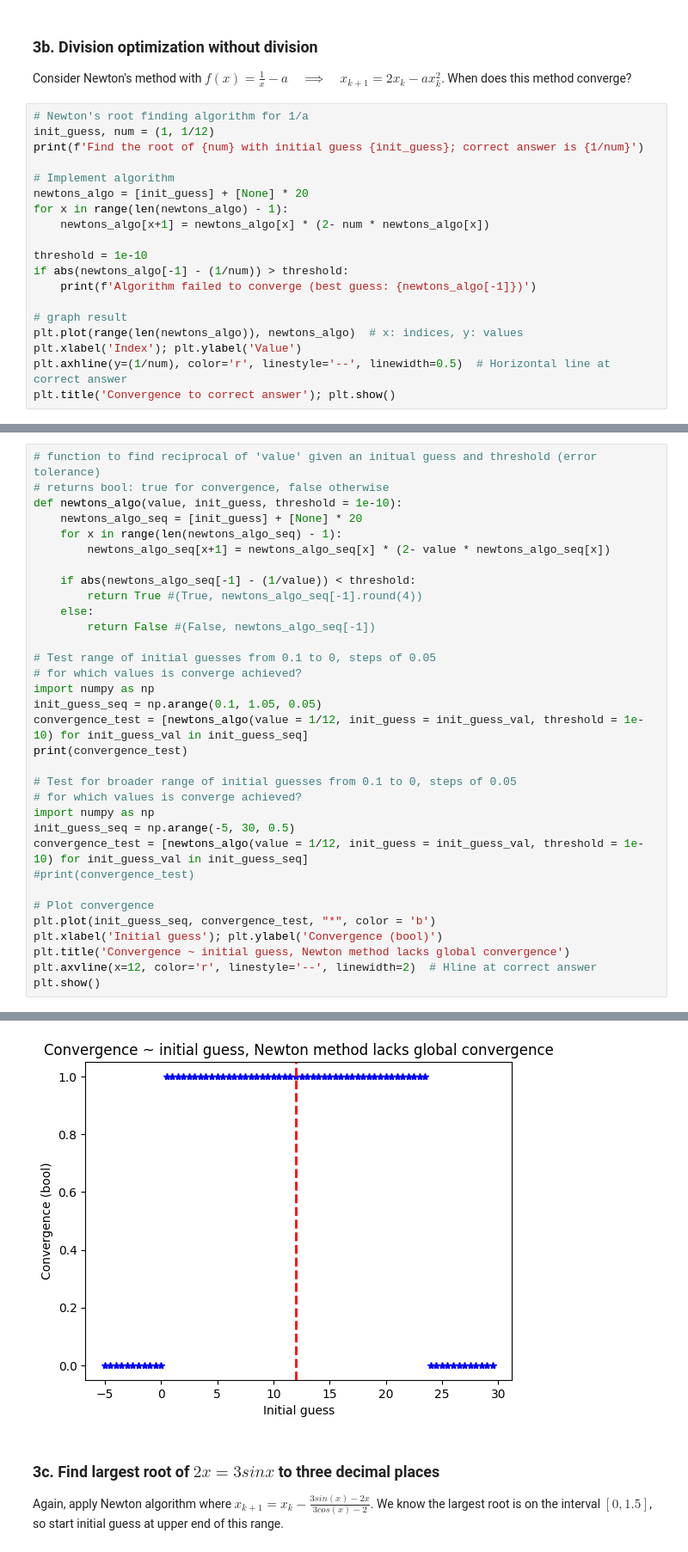
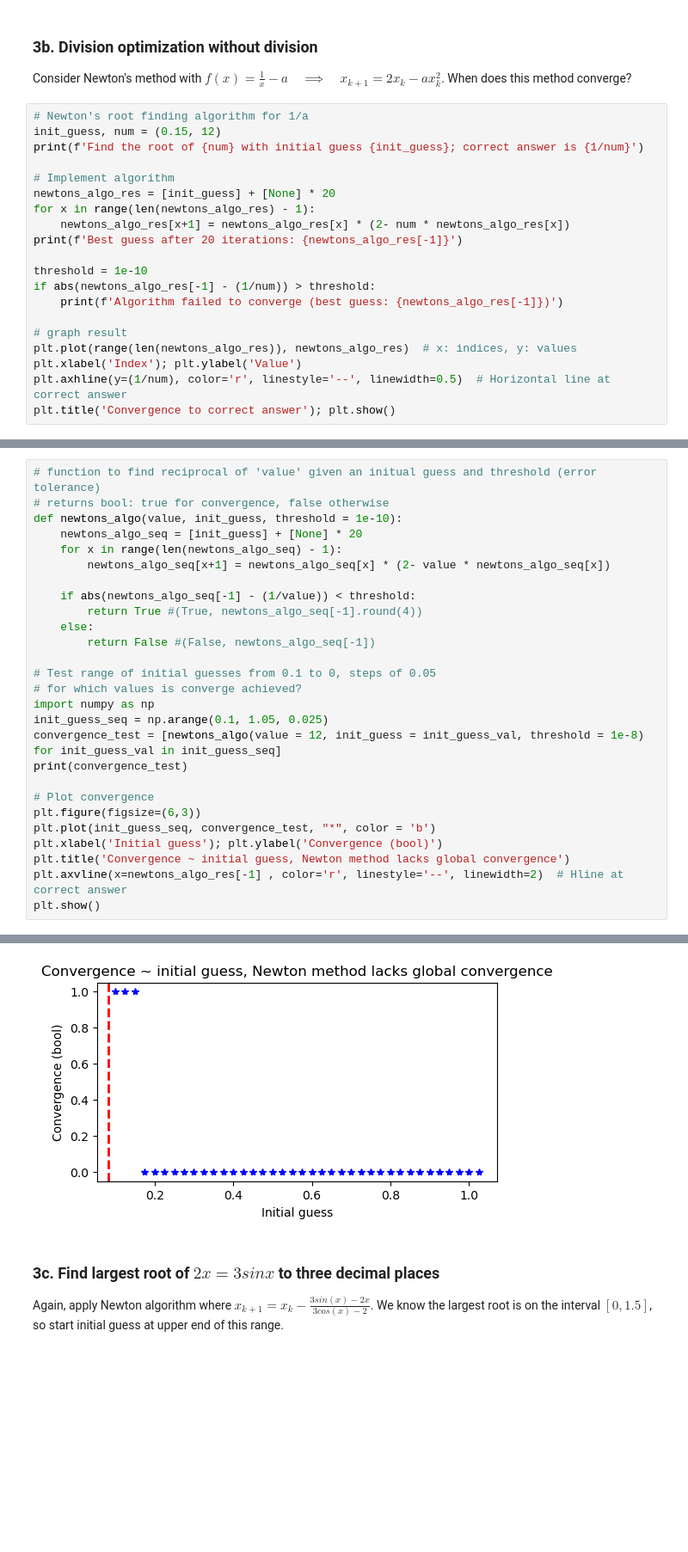
Before and after one commit to wickmanb22/ModernAppliedOptimization, a Jupyter notebook: hw1_wickman.ipynb, the cells around one changed output, grey strips where cells are left out. Shown at 86% size. Cells and saved outputs as stored; diff of their text form; blank space fills up the shorter version.

```diff
--- a/hw1_wickman.ipynb
+++ b/hw1_wickman.ipynb
@@ -56,20 +56,21 @@ plt.title('Convergence constant of absolute errors'); plt.show()
 Consider Newton's method with $f(x) = \frac{1}{x}-a \quad \implies \quad x_{k+1} = 2x_k -ax_k^2$. When does this method converge?
 # %%
 # Newton's root finding algorithm for 1/a
-init_guess, num = (1, 1/12)
+init_guess, num = (0.15, 12)
 print(f'Find the root of {num} with initial guess {init_guess}; correct answer is {1/num}')
 
 # Implement algorithm
-newtons_algo = [init_guess] + [None] * 20
-for x in range(len(newtons_algo) - 1):
-    newtons_algo[x+1] = newtons_algo[x] * (2- num * newtons_algo[x])
+newtons_algo_res = [init_guess] + [None] * 20
+for x in range(len(newtons_algo_res) - 1):
+    newtons_algo_res[x+1] = newtons_algo_res[x] * (2- num * newtons_algo_res[x])
+print(f'Best guess after 20 iterations: {newtons_algo_res[-1]}')
 
 threshold = 1e-10
-if abs(newtons_algo[-1] - (1/num)) > threshold:
-    print(f'Algorithm failed to converge (best guess: {newtons_algo[-1]})')
+if abs(newtons_algo_res[-1] - (1/num)) > threshold:
+    print(f'Algorithm failed to converge (best guess: {newtons_algo_res[-1]})')
 
 # graph result
-plt.plot(range(len(newtons_algo)), newtons_algo)  # x: indices, y: values
+plt.plot(range(len(newtons_algo_res)), newtons_algo_res)  # x: indices, y: values
 plt.xlabel('Index'); plt.ylabel('Value')
 plt.axhline(y=(1/num), color='r', linestyle='--', linewidth=0.5)  # Horizontal line at correct answer
 plt.title('Convergence to correct answer'); plt.show()
@@ -92,21 +94,15 @@ def newtons_algo(value, init_guess, threshold = 1e-10):
 # Test range of initial guesses from 0.1 to 0, steps of 0.05
 # for which values is converge achieved?
 import numpy as np
-init_guess_seq = np.arange(0.1, 1.05, 0.05)
-convergence_test = [newtons_algo(value = 1/12, init_guess = init_guess_val, threshold = 1e-10) for init_guess_val in init_guess_seq]
+init_guess_seq = np.arange(0.1, 1.05, 0.025)
+convergence_test = [newtons_algo(value = 12, init_guess = init_guess_val, threshold = 1e-8) for init_guess_val in init_guess_seq]
 print(convergence_test)
 
-# Test for broader range of initial guesses from 0.1 to 0, steps of 0.05
-# for which values is converge achieved?
-import numpy as np
-init_guess_seq = np.arange(-5, 30, 0.5)
-convergence_test = [newtons_algo(value = 1/12, init_guess = init_guess_val, threshold = 1e-10) for init_guess_val in init_guess_seq]
-#print(convergence_test)
-
 # Plot convergence
+plt.figure(figsize=(6,3))
 plt.plot(init_guess_seq, convergence_test, "*", color = 'b')
 plt.xlabel('Initial guess'); plt.ylabel('Convergence (bool)')
 plt.title('Convergence ~ initial guess, Newton method lacks global convergence')
-plt.axvline(x=12, color='r', linestyle='--', linewidth=2)  # Hline at correct answer
+plt.axvline(x=newtons_algo_res[-1] , color='r', linestyle='--', linewidth=2)  # Hline at correct answer
 plt.show()
 # %% [output]
@@ -114,4 +110,4 @@ plt.show()
-[figure, old version]
+[figure, new version]
 # %% [markdown]
 ### 3c. Find largest root of $2x = 3 sin x$ to three decimal places
 
```
Also changed, not shown: parts of 5 cells of this notebook.
